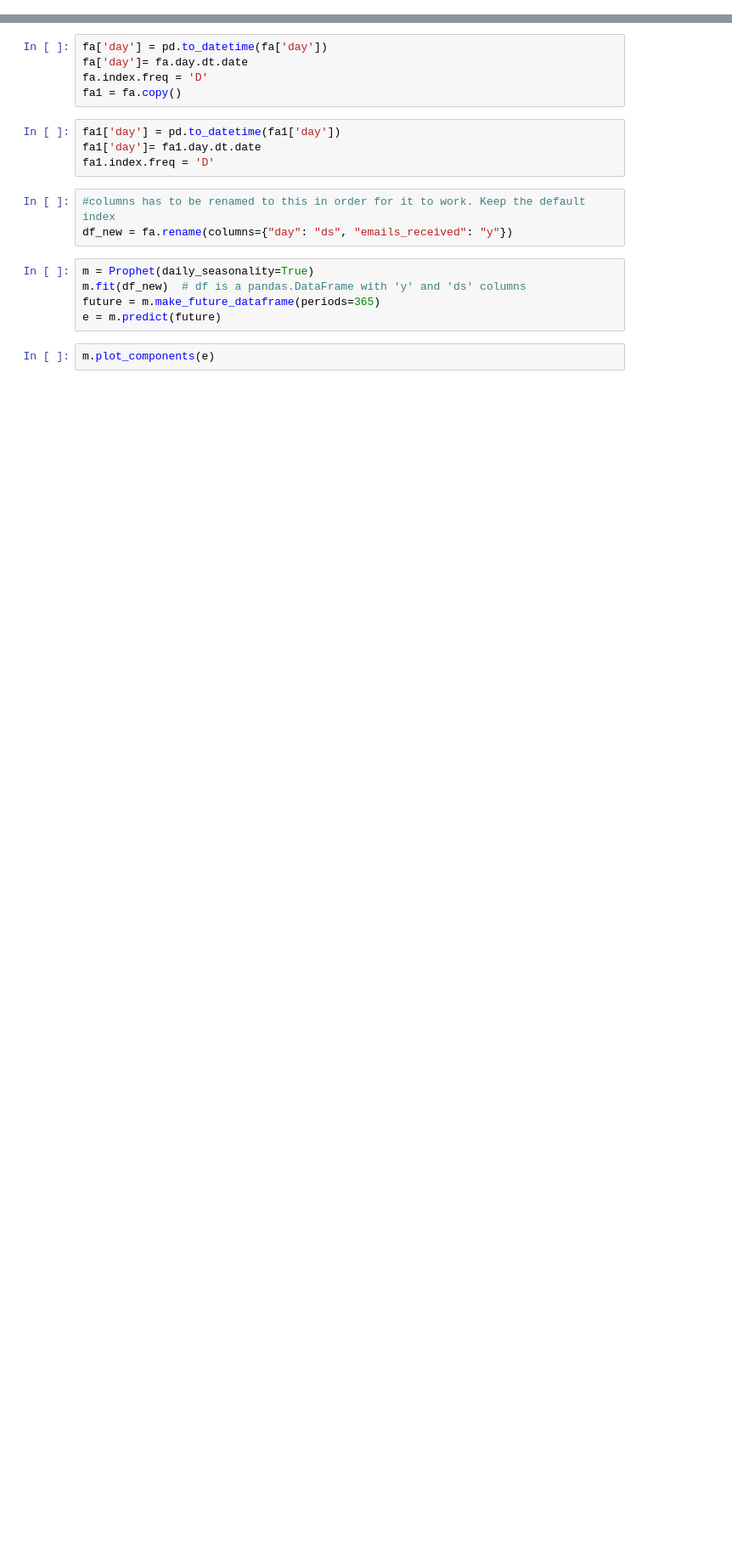
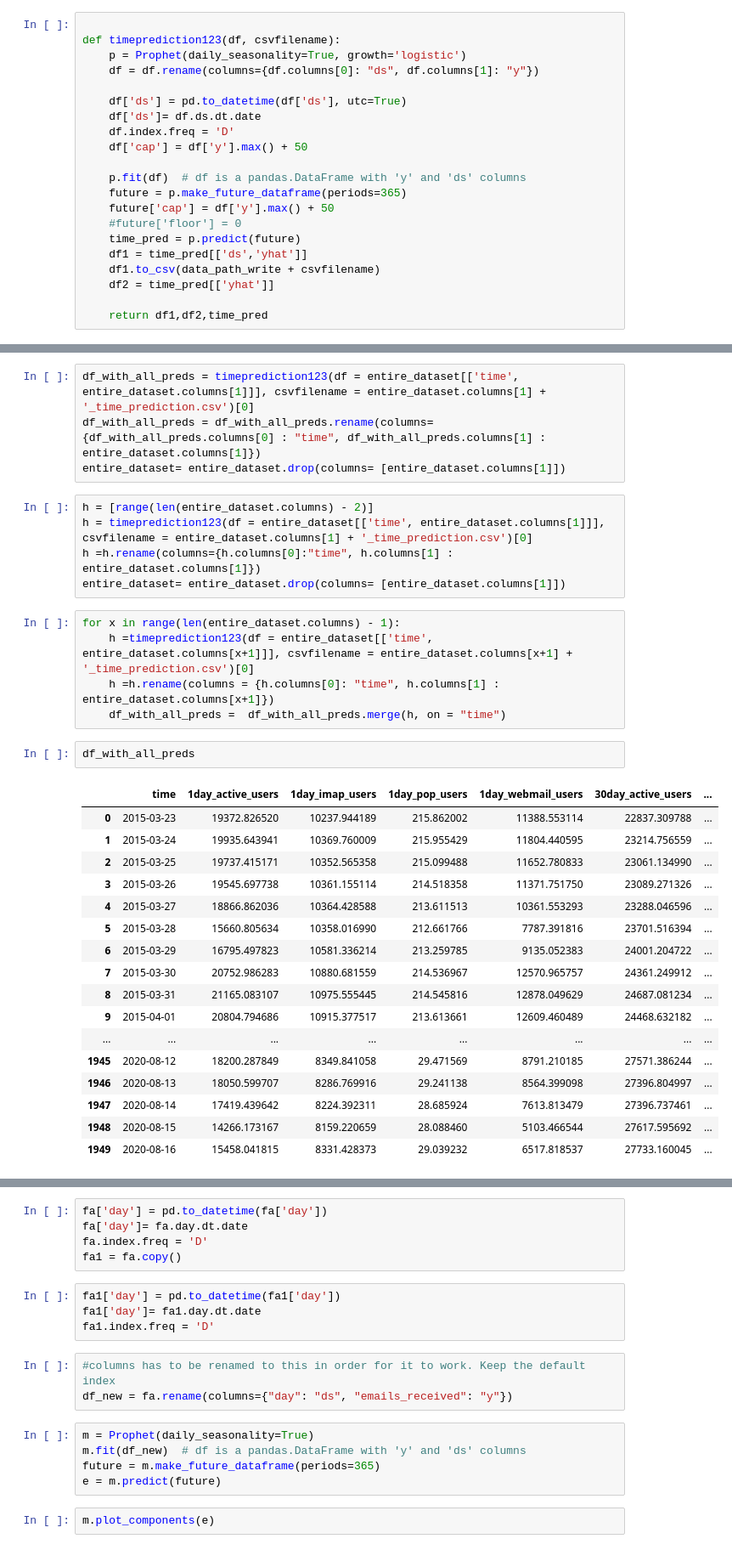
Before and after one commit to UNCG-CSE/G_Suite_Metrics, a Jupyter notebook: src/Henry/Gmail Analysis/Chi-squared, time prediction and linear regression/Time prediction analysis for emails_received.ipynb, the cells around one changed output, grey strips where cells are left out. Shown at 85% size. Drawn from its saved outputs; the diff is of its cells as text; blank space fills up the shorter version.

```diff
--- a/src/Henry/Gmail Analysis/Chi-squared, time prediction and linear regression/Time prediction analysis for emails_received.ipynb
+++ b/src/Henry/Gmail Analysis/Chi-squared, time prediction and linear regression/Time prediction analysis for emails_received.ipynb
@@ -15,0 +21,21 @@ fa = pd.read_csv(data_path)
+# %%
+
+def timeprediction123(df, csvfilename):
+    p = Prophet(daily_seasonality=True, growth='logistic')
+    df = df.rename(columns={df.columns[0]: "ds", df.columns[1]: "y"})
+
+    df['ds'] = pd.to_datetime(df['ds'], utc=True)
+    df['ds']= df.ds.dt.date
+    df.index.freq = 'D'
+    df['cap'] = df['y'].max() + 50
+
+    p.fit(df)  # df is a pandas.DataFrame with 'y' and 'ds' columns
+    future = p.make_future_dataframe(periods=365)
+    future['cap'] = df['y'].max() + 50
+    #future['floor'] = 0
+    time_pred = p.predict(future)
+    df1 = time_pred[['ds','yhat']]
+    df1.to_csv(data_path_write + csvfilename)
+    df2 = time_pred[['yhat']]
+
+    return df1,df2,time_pred
@@ -15,0 +48,34 @@ fa = pd.read_csv(data_path)
+# %%
+df_with_all_preds = timeprediction123(df = entire_dataset[['time', entire_dataset.columns[1]]], csvfilename = entire_dataset.columns[1] + '_time_prediction.csv')[0]
+df_with_all_preds = df_with_all_preds.rename(columns= {df_with_all_preds.columns[0] : "time", df_with_all_preds.columns[1] : entire_dataset.columns[1]})
+entire_dataset= entire_dataset.drop(columns= [entire_dataset.columns[1]])
+# %%
+h = [range(len(entire_dataset.columns) - 2)]
+h = timeprediction123(df = entire_dataset[['time', entire_dataset.columns[1]]], csvfilename = entire_dataset.columns[1] + '_time_prediction.csv')[0]
+h =h.rename(columns={h.columns[0]:"time", h.columns[1] : entire_dataset.columns[1]})
+entire_dataset= entire_dataset.drop(columns= [entire_dataset.columns[1]])
+# %%
+for x in range(len(entire_dataset.columns) - 1):
+    h =timeprediction123(df = entire_dataset[['time', entire_dataset.columns[x+1]]], csvfilename = entire_dataset.columns[x+1] + '_time_prediction.csv')[0]
+    h =h.rename(columns = {h.columns[0]: "time", h.columns[1] : entire_dataset.columns[x+1]})
+    df_with_all_preds =  df_with_all_preds.merge(h, on = "time")
+# %%
+df_with_all_preds
+# %% [output]
+|  | time | 1day_active_users | 1day_imap_users | 1day_pop_users | 1day_webmail_users | 30day_active_users | ... |
+| 0 | 2015-03-23 | 19372.826520 | 10237.944189 | 215.862002 | 11388.553114 | 22837.309788 | ... |
+| 1 | 2015-03-24 | 19935.643941 | 10369.760009 | 215.955429 | 11804.440595 | 23214.756559 | ... |
+| 2 | 2015-03-25 | 19737.415171 | 10352.565358 | 215.099488 | 11652.780833 | 23061.134990 | ... |
+| 3 | 2015-03-26 | 19545.697738 | 10361.155114 | 214.518358 | 11371.751750 | 23089.271326 | ... |
+| 4 | 2015-03-27 | 18866.862036 | 10364.428588 | 213.611513 | 10361.553293 | 23288.046596 | ... |
+| 5 | 2015-03-28 | 15660.805634 | 10358.016990 | 212.661766 | 7787.391816 | 23701.516394 | ... |
+| 6 | 2015-03-29 | 16795.497823 | 10581.336214 | 213.259785 | 9135.052383 | 24001.204722 | ... |
+| 7 | 2015-03-30 | 20752.986283 | 10880.681559 | 214.536967 | 12570.965757 | 24361.249912 | ... |
+| 8 | 2015-03-31 | 21165.083107 | 10975.555445 | 214.545816 | 12878.049629 | 24687.081234 | ... |
+| 9 | 2015-04-01 | 20804.794686 | 10915.377517 | 213.613661 | 12609.460489 | 24468.632182 | ... |
+| ... | ... | ... | ... | ... | ... | ... | ... |
+| 1945 | 2020-08-12 | 18200.287849 | 8349.841058 | 29.471569 | 8791.210185 | 27571.386244 | ... |
+| 1946 | 2020-08-13 | 18050.599707 | 8286.769916 | 29.241138 | 8564.399098 | 27396.804997 | ... |
+| 1947 | 2020-08-14 | 17419.439642 | 8224.392311 | 28.685924 | 7613.813479 | 27396.737461 | ... |
+| 1948 | 2020-08-15 | 14266.173167 | 8159.220659 | 28.088460 | 5103.466544 | 27617.595692 | ... |
+| 1949 | 2020-08-16 | 15458.041815 | 8331.428373 | 29.039232 | 6517.818537 | 27733.160045 | ... |
```
Also changed, not shown: parts of 17 cells of this notebook, 34 other files.
